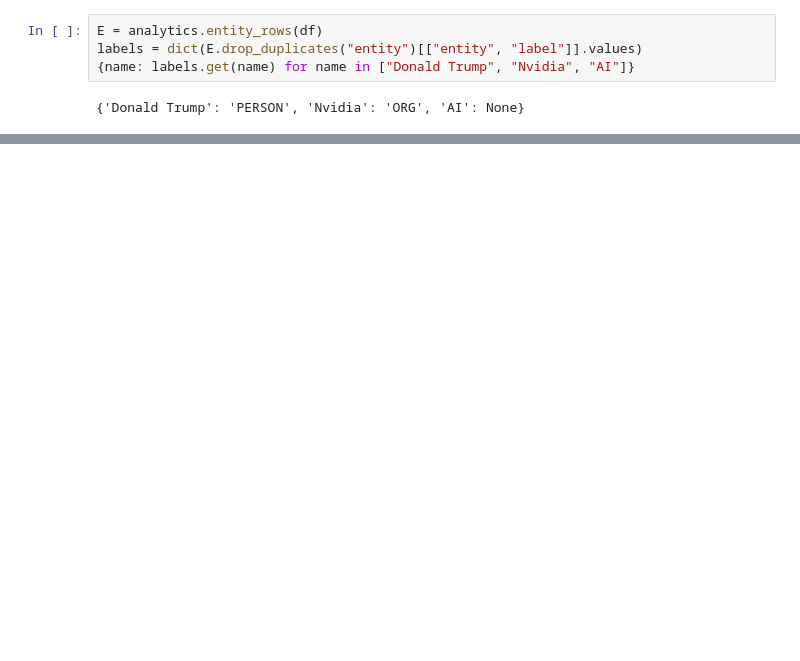
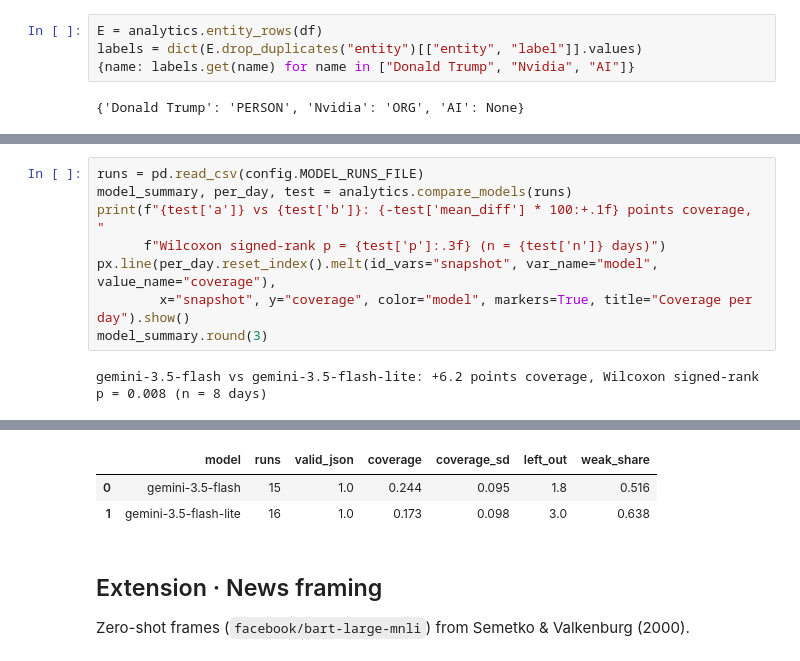
Before and after one commit to shruti23-ui/Newsapp_eas503, a Jupyter notebook: Buffalo_Times.ipynb, the cells around one changed output, grey strips where cells are left out. Saved outputs shown, nothing was run; the diff lists cells and outputs as text; blank space fills up the shorter version.

```diff
--- a/Buffalo_Times.ipynb
+++ b/Buffalo_Times.ipynb
@@ -338,0 +214,10 @@ Add `NEWS_API_KEY`, `GEMINI_API_KEY`, `TAVILY_API_KEY` and `ELEVENLABS_API_KEY`
+# %%
+runs = pd.read_csv(config.MODEL_RUNS_FILE)
+model_summary, per_day, test = analytics.compare_models(runs)
+print(f"{test['a']} vs {test['b']}: {-test['mean_diff'] * 100:+.1f} points coverage, "
+      f"Wilcoxon signed-rank p = {test['p']:.3f} (n = {test['n']} days)")
+px.line(per_day.reset_index().melt(id_vars="snapshot", var_name="model", value_name="coverage"),
+        x="snapshot", y="coverage", color="model", markers=True, title="Coverage per day").show()
+model_summary.round(3)
+# %% [output]
+gemini-3.5-flash vs gemini-3.5-flash-lite: +6.2 points coverage, Wilcoxon signed-rank p = 0.008 (n = 8 days)
@@ -338,0 +225,6 @@ Add `NEWS_API_KEY`, `GEMINI_API_KEY`, `TAVILY_API_KEY` and `ELEVENLABS_API_KEY`
+|  | model | runs | valid_json | coverage | coverage_sd | left_out | weak_share |
+| 0 | gemini-3.5-flash | 15 | 1.0 | 0.244 | 0.095 | 1.8 | 0.516 |
+| 1 | gemini-3.5-flash-lite | 16 | 1.0 | 0.173 | 0.098 | 3.0 | 0.638 |
+# %% [markdown]
+## Extension · News framing
+Zero-shot frames (`facebook/bart-large-mnli`) from Semetko & Valkenburg (2000).
```
Also changed, not shown: parts of 54 cells of this notebook, 3 other files.
